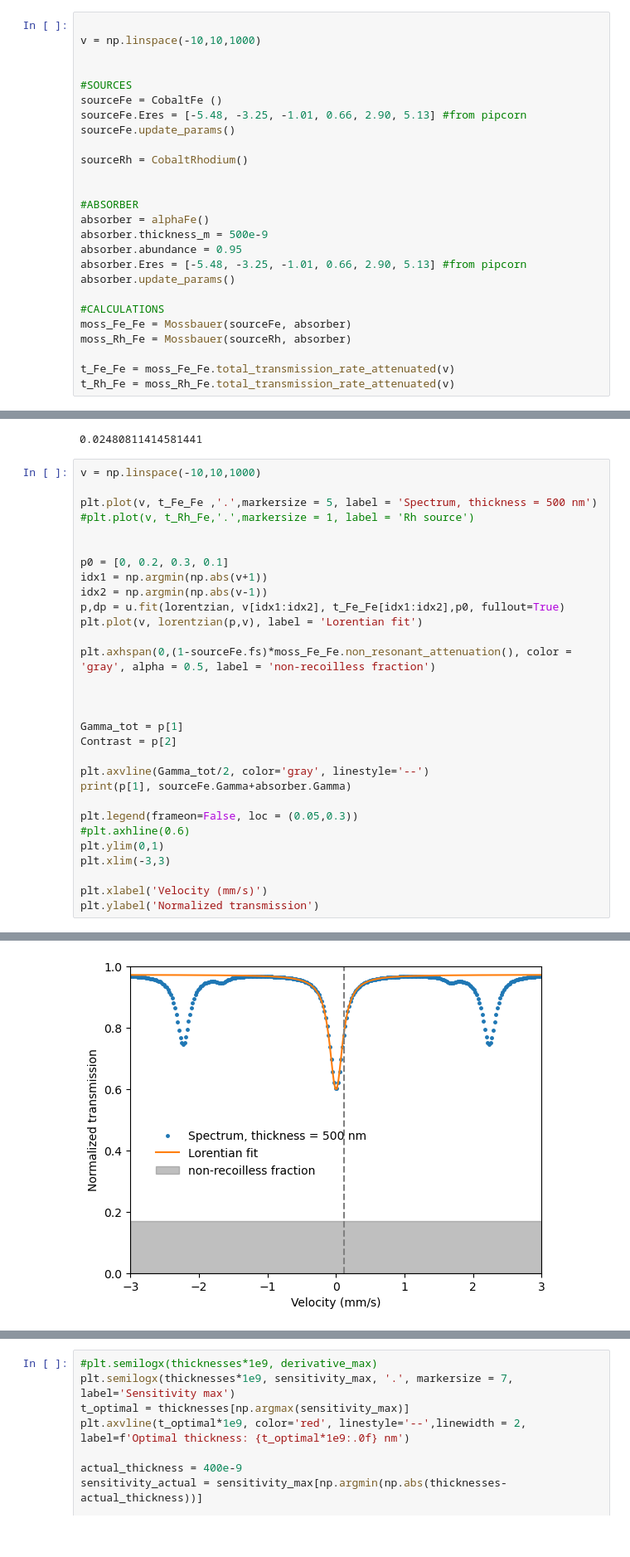
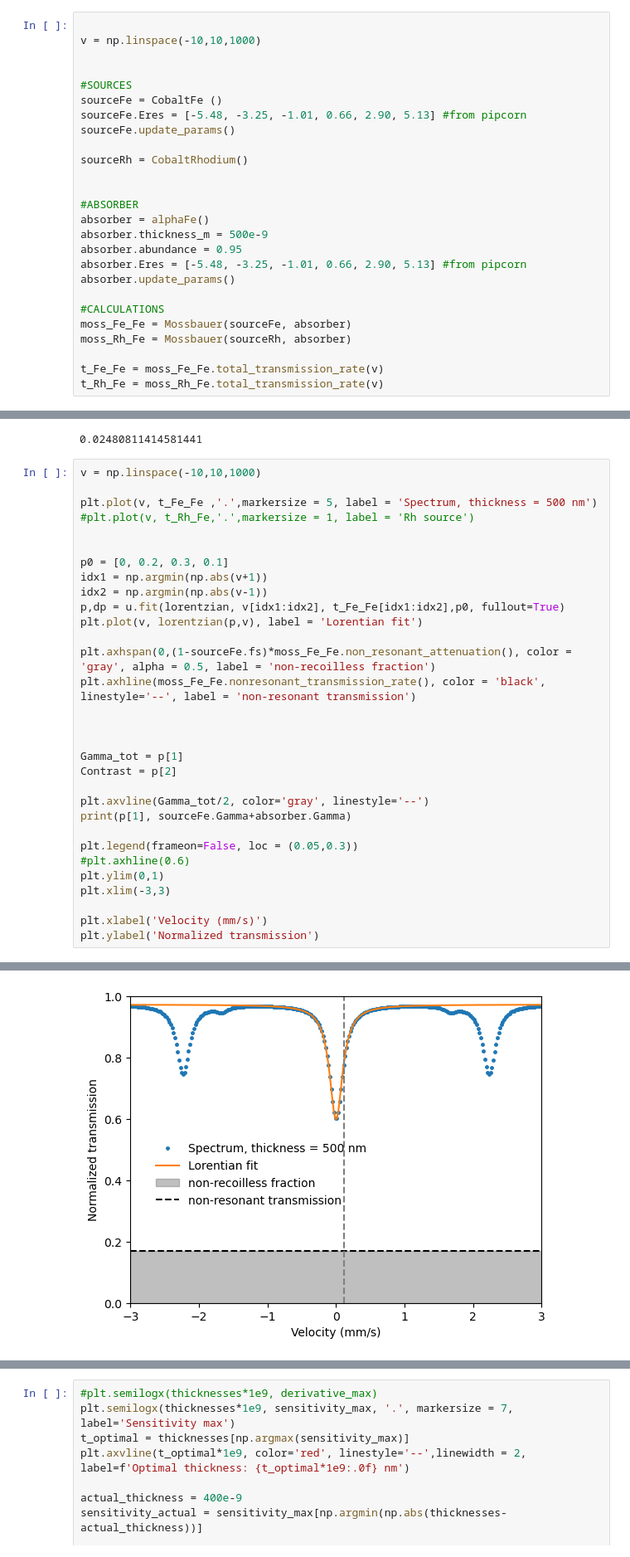
Before and after one commit to StanfordMossbauer/mossbauer_analysis, a Jupyter notebook: notebooks/model_Fe_thickness_sensitivity_scan.ipynb, the cells around one changed output, grey strips where cells are left out. Shown at 83% size. Saved outputs shown, nothing was run; the diff lists cells and outputs as text.

```diff
--- a/notebooks/model_Fe_thickness_sensitivity_scan.ipynb
+++ b/notebooks/model_Fe_thickness_sensitivity_scan.ipynb
@@ -31,8 +31,8 @@ absorber.update_params()
 moss_Fe_Fe = Mossbauer(sourceFe, absorber)
 moss_Rh_Fe = Mossbauer(sourceRh, absorber)
 
-t_Fe_Fe = moss_Fe_Fe.total_transmission_rate_attenuated(v)
-t_Rh_Fe = moss_Rh_Fe.total_transmission_rate_attenuated(v)
+t_Fe_Fe = moss_Fe_Fe.total_transmission_rate(v)
+t_Rh_Fe = moss_Rh_Fe.total_transmission_rate(v)
 # %%
 sourceFe.Gamma
 absorber.Gamma
@@ -55,6 +55,7 @@ p,dp = u.fit(lorentzian, v[idx1:idx2], t_Fe_Fe[idx1:idx2],p0, fullout=True)
 plt.plot(v, lorentzian(p,v), label = 'Lorentian fit')
 
 plt.axhspan(0,(1-sourceFe.fs)*moss_Fe_Fe.non_resonant_attenuation(), color = 'gray', alpha = 0.5, label = 'non-recoilless fraction')
+plt.axhline(moss_Fe_Fe.nonresonant_transmission_rate(), color = 'black', linestyle='--', label = 'non-resonant transmission')
 
 
 
@@ -93,5 +94,5 @@ Final Parameters:
 Text(0, 0.5, 'Normalized transmission')
-[figure, old version]
+[figure, new version]
 # %%
 v = np.linspace(-10,10,1000)
 v = np.linspace(-3,3,1000)
```
Also changed, not shown: parts of 4 cells of this notebook, 8 other files.
